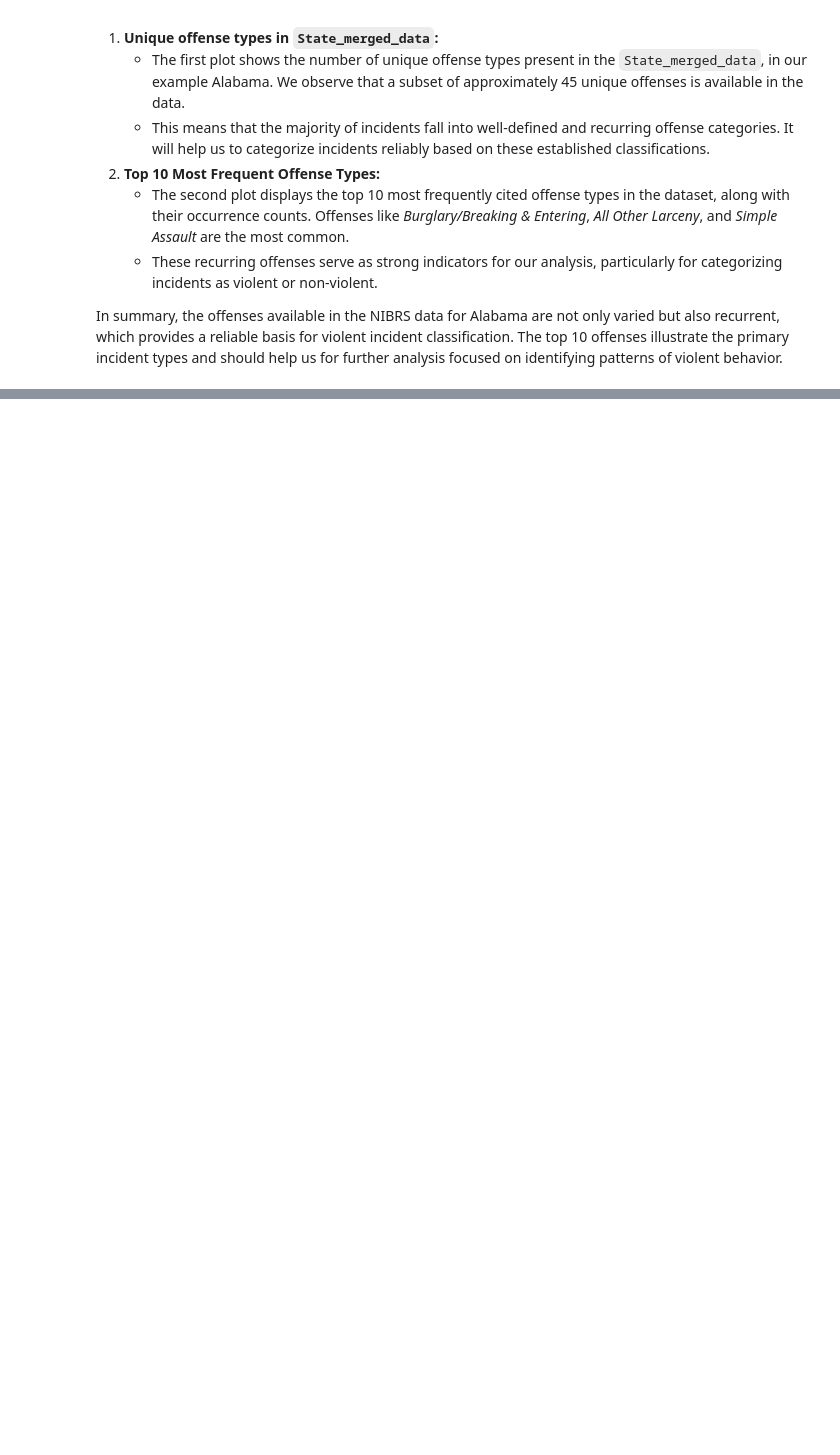
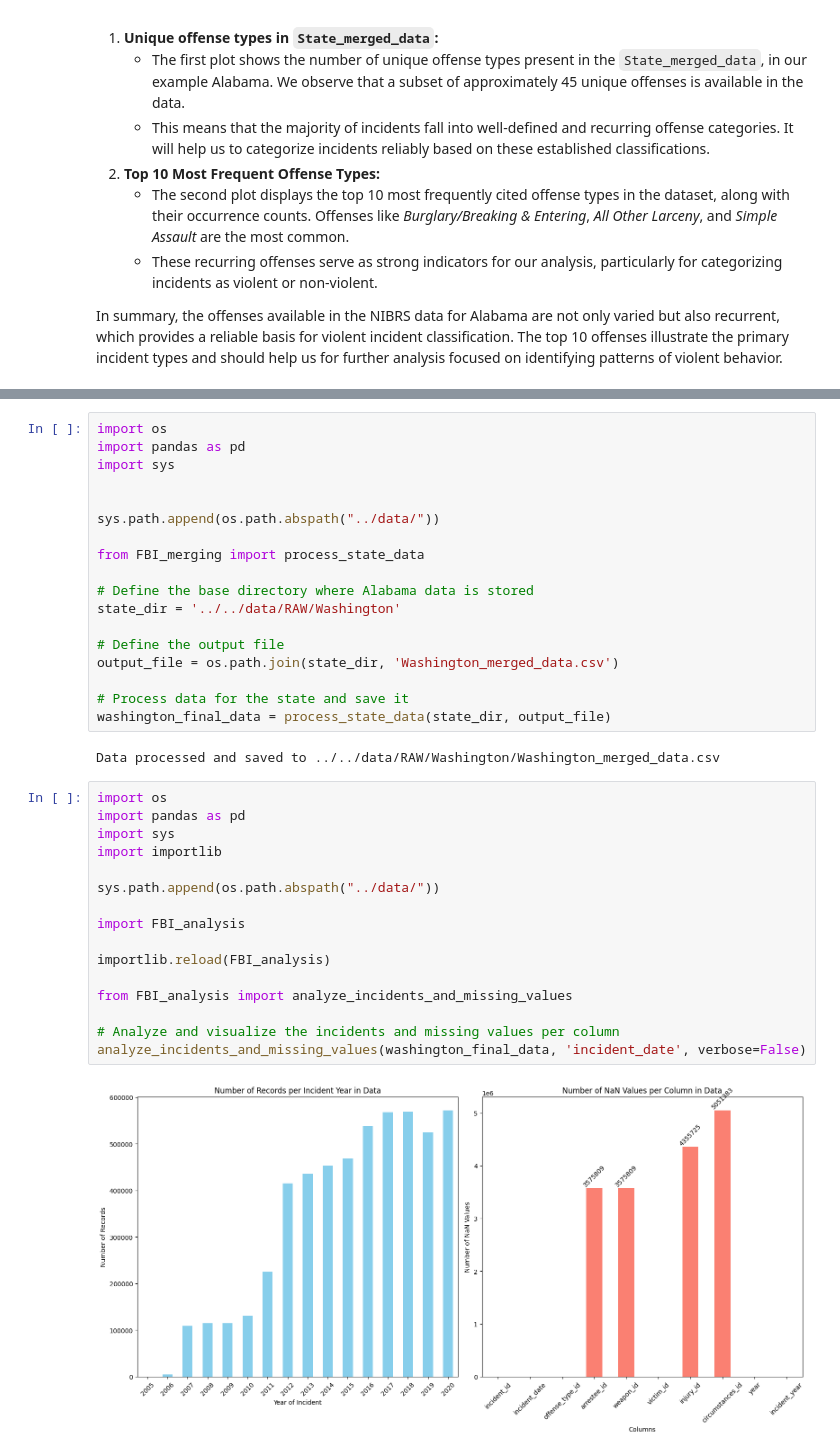
Before and after one commit to epfl-ada/ada-2024-project-alligatorsdontapologize24, a Jupyter notebook: src/script/Data_Merging_by_States_Year.ipynb, the cells around one changed output, grey strips where cells are left out. Drawn from its saved outputs; the diff is of its cells as text; blank space fills up the shorter version.

```diff
--- a/src/script/Data_Merging_by_States_Year.ipynb
+++ b/src/script/Data_Merging_by_States_Year.ipynb
@@ -218,0 +270,38 @@ In summary, the offenses available in the NIBRS data for Alabama are not only va
+# %%
+import os
+import pandas as pd
+import sys
+
+
+sys.path.append(os.path.abspath("../data/"))
+
+from FBI_merging import process_state_data
+
+# Define the base directory where Alabama data is stored
+state_dir = '../../data/RAW/Washington'
+
+# Define the output file
+output_file = os.path.join(state_dir, 'Washington_merged_data.csv')
+
+# Process data for the state and save it
+washington_final_data = process_state_data(state_dir, output_file)
+# %% [output]
+Data processed and saved to ../../data/RAW/Washington/Washington_merged_data.csv
+# %%
+import os
+import pandas as pd
+import sys
+import importlib
+
+sys.path.append(os.path.abspath("../data/"))
+
+import FBI_analysis
+
+importlib.reload(FBI_analysis)
+
+from FBI_analysis import analyze_incidents_and_missing_values
+
+# Analyze and visualize the incidents and missing values per column
+analyze_incidents_and_missing_values(washington_final_data, 'incident_date', verbose=False)
+# %% [output]
+[figure, added]
```
Also changed, not shown: parts of 9 cells of this notebook, 2 other files.
